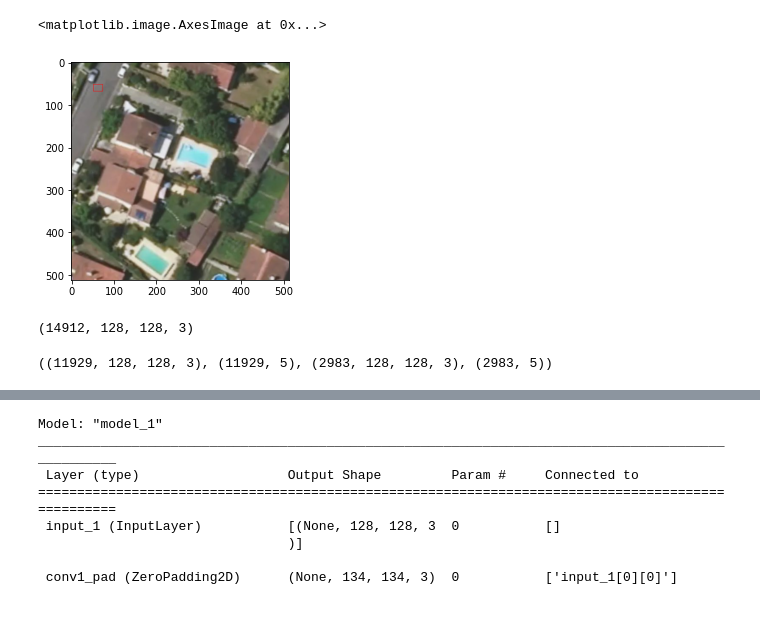
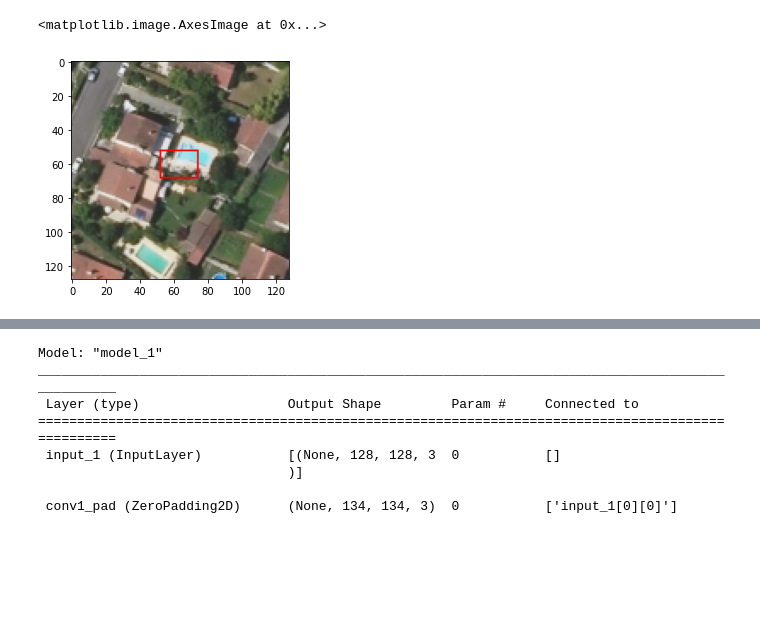
Before and after one commit to medha-hegde/AdvancedAnalytics, a Jupyter notebook: Object Localisation v4.ipynb, the cells around one changed output, grey strips where cells are left out. Cells and saved outputs as stored; diff of their text form; code cells hidden in the pictures; blank space fills up the shorter version.

Commit message:
update resize in cell 6

```diff
--- a/Object Localisation v4.ipynb
+++ b/Object Localisation v4.ipynb
@@ -13,7 +13,7 @@ from tensorflow.keras.applications.resnet50 import ResNet50, preprocess_input
 from tensorflow.keras.models import Model, Sequential
 from tensorflow.keras.layers import Dense, GlobalAveragePooling2D, Dropout, Flatten
 # %%
-f = open('metadata.json', )
+f = open('metadata.json')
 data = json.load(f)
 
 #to extract upright rect coordinates for each image
@@ -30,15 +30,16 @@ for pool in data:
 # %%
 #plotting bounding box
 img_name='43.7362082_1.4762406.png'
 img = cv2.imread('images/'+img_name)
+img=cv2.resize(img,(128,128))
 # plt.imshow(img)
 
 x,y,w,h = data_prepr[img_name]['rect']
 bnd_img=cv2.rectangle(img,(x,y),(x+w,y+h),(0,0,255),1)
 plt.imshow(bnd_img[:,:,::-1])
 # %% [output]
 <matplotlib.image.AxesImage at 0x...>
-[figure, old version]
+[figure, new version]
 # %%
 def load_img(path) :
     X = []
@@ -54,8 +55,6 @@ def load_img(path) :
 #loading X variables
 X = load_img('images/*.png')
 X.shape
-# %% [output]
-(14912, 128, 128, 3)
 # %%
 #sorted list of images by name
 image_name_list = [x.split("/")[1] for x in sorted(glob.glob("images/*.png"))]
@@ -70,8 +69,6 @@ Y=np.append(Y,[[x] for x in image_name_list],axis=1)
 # %%
 X_train, X_test, y_train, y_test = train_test_split(X,Y,test_size=0.2)
 X_train.shape,y_train.shape,X_test.shape,y_test.shape
-# %% [output]
-((11929, 128, 128, 3), (11929, 5), (2983, 128, 128, 3), (2983, 5))
 # %%
 img_train = y_train[:,-1]
 y_train = y_train[:,:-1].astype(float)
```
Also changed, not shown: parts of 3 cells of this notebook, 1 other file.
